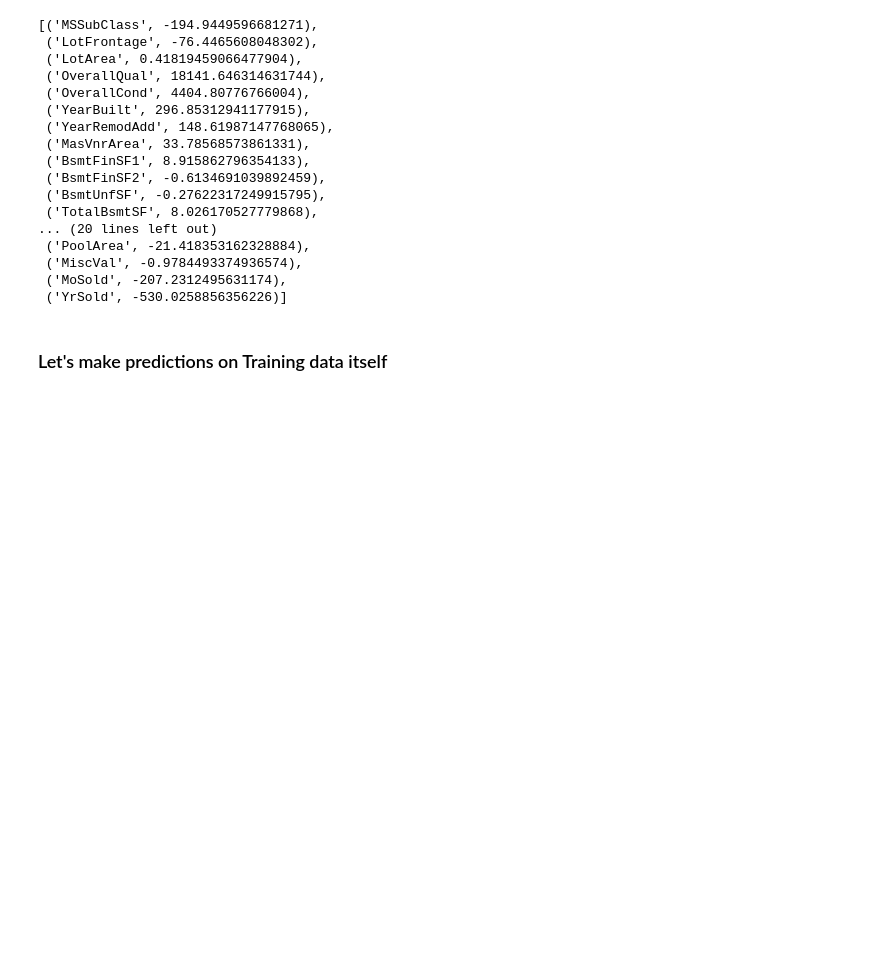
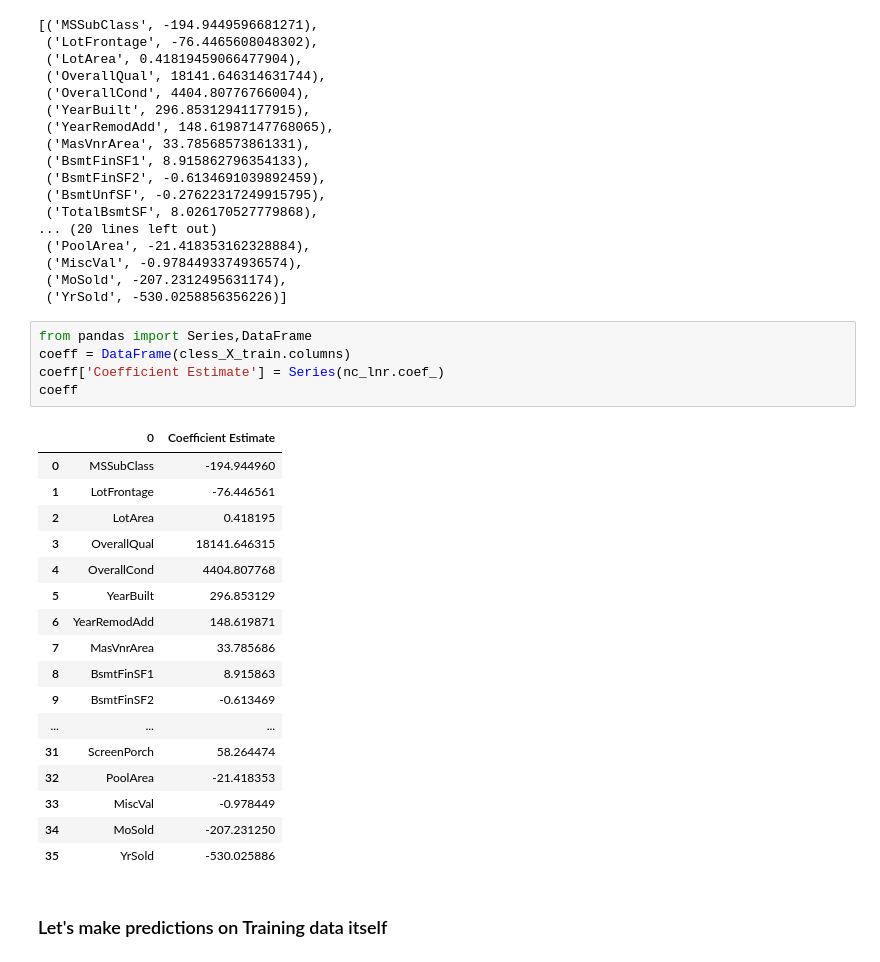
Before and after one commit to getpraveen/MySklearnML, a Jupyter notebook: Housing_price_demo_V0.1_by_Praveen.ipynb, the cells around one changed output. Cells and saved outputs as stored; diff of their text form; blank space fills up the shorter version.

```diff
--- a/Housing_price_demo_V0.1_by_Praveen.ipynb
+++ b/Housing_price_demo_V0.1_by_Praveen.ipynb
@@ -345,6 +373,29 @@ list(zip(cless_X_train.columns, nc_lnr.coef_))
  ('MiscVal', -0.9784493374936574),
  ('MoSold', -207.2312495631174),
  ('YrSold', -530.0258856356226)]
+# %%
+from pandas import Series,DataFrame
+coeff = DataFrame(cless_X_train.columns)
+coeff['Coefficient Estimate'] = Series(nc_lnr.coef_)
+coeff
+# %% [output]
+|  | 0 | Coefficient Estimate |
+| 0 | MSSubClass | -194.944960 |
+| 1 | LotFrontage | -76.446561 |
+| 2 | LotArea | 0.418195 |
+| 3 | OverallQual | 18141.646315 |
+| 4 | OverallCond | 4404.807768 |
+| 5 | YearBuilt | 296.853129 |
+| 6 | YearRemodAdd | 148.619871 |
+| 7 | MasVnrArea | 33.785686 |
+| 8 | BsmtFinSF1 | 8.915863 |
+| 9 | BsmtFinSF2 | -0.613469 |
+| ... | ... | ... |
+| 31 | ScreenPorch | 58.264474 |
+| 32 | PoolArea | -21.418353 |
+| 33 | MiscVal | -0.978449 |
+| 34 | MoSold | -207.231250 |
+| 35 | YrSold | -530.025886 |
 # %% [markdown]
 ### Let's make predictions on Training data itself
 # %%
```
Also changed, not shown: parts of 54 cells of this notebook.
